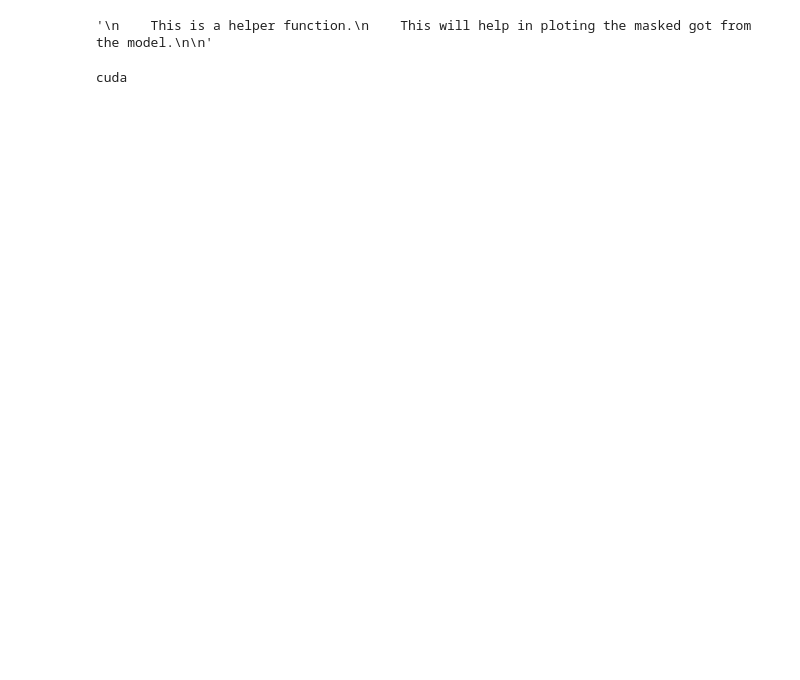
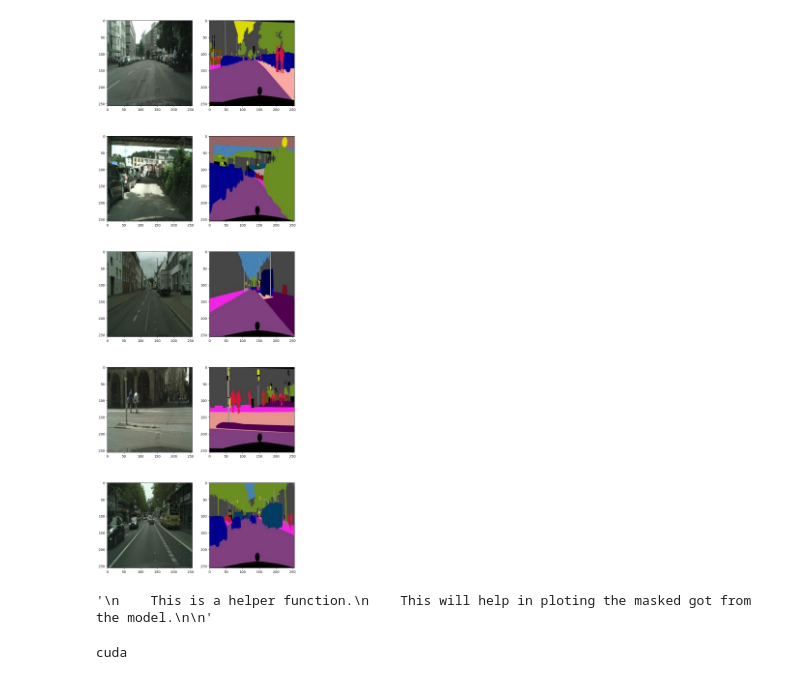
Before and after one commit to destx0/chinaagood, a Jupyter notebook: attention.ipynb, the cells around one changed output. Drawn from its saved outputs; the diff is of its cells as text; code cells hidden in the pictures; blank space fills up the shorter version.

```diff
--- a/attention.ipynb
+++ b/attention.ipynb
@@ -22,11 +22,13 @@ from torchvision.utils import make_grid
 train_path = glob("./cityscapes_data/train/*")
 valid_path = glob("./cityscapes_data/val/*")
 # %%
-# fig,ax = plt.subplots(5,2,figsize=(10,30))
-# for i in range(5):
-#     img = plt.imread(train_path[i])
-#     ax[i][0].imshow(img[:,:256])
-#     ax[i][1].imshow(img[:,256:])
+fig,ax = plt.subplots(5,2,figsize=(10,30))
+for i in range(5):
+    img = plt.imread(train_path[i])
+    ax[i][0].imshow(img[:,:256])
+    ax[i][1].imshow(img[:,256:])
+# %% [output]
+[figure, added]
 # %%
 train_dataset = []
 validation_dataset = []
```
Also changed, not shown: parts of 7 cells of this notebook.
